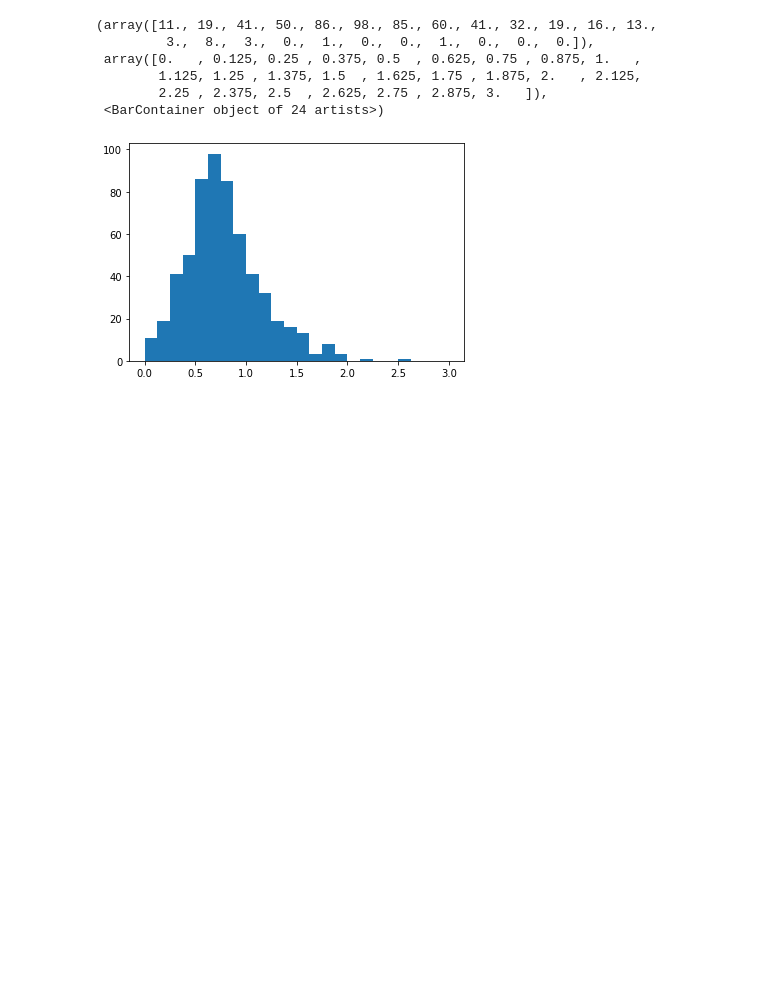
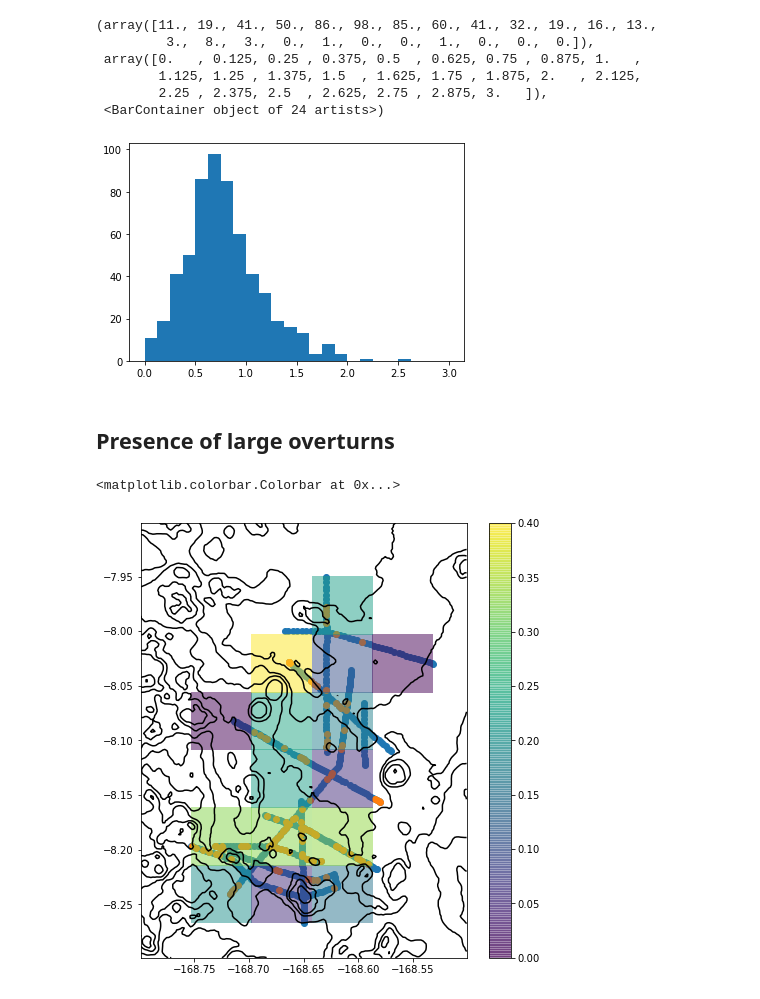
Before and after one commit to jessecusack/SP_taylor_goldstein, a Jupyter notebook: analysis/Froude_numbers.ipynb, the cells around one changed output. Saved outputs shown, nothing was run; the diff lists cells and outputs as text; code cells hidden in the pictures; blank space fills up the shorter version.

Commit message:
low mode analysis plots

```diff
--- a/analysis/Froude_numbers.ipynb
+++ b/analysis/Froude_numbers.ipynb
@@ -159,3 +159,26 @@ ax.hist(Fr, bins=np.linspace(0, 3, 25))
         2.25 , 2.375, 2.5  , 2.625, 2.75 , 2.875, 3.   ]),
  <BarContainer object of 24 artists>)
 [figure]
+# %% [markdown]
+## Presence of large overturns
+# %%
+Lo = (ds.LT > 50).any(dim="z")
+
+fig, ax = plt.subplots(figsize=(8, 8))
+ax.set_aspect("equal")
+ax.contour(bathyP5.lon, bathyP5.lat, bathyP5.z, colors="k")
+ax.scatter(ds.lon, ds.lat)
+ax.scatter(ds.lon[Lo], ds.lat[Lo])
+
+binlon = np.linspace(ds.lon.min(), ds.lon.max(), 5)
+binlat = np.linspace(ds.lat.min(), ds.lat.max(), 7)
+h, _, _ = np.histogram2d(ds.lon, ds.lat, bins=[binlon, binlat], weights=Lo, density=False)
+n, _, _ = np.histogram2d(ds.lon, ds.lat, bins=[binlon, binlat], density=False)
+frac = (h/n).T
+frac[n.T < 10] = np.nan
+
+C = ax.pcolormesh(binlon, binlat, frac, alpha=0.5)
+plt.colorbar(C)
+# %% [output]
+<matplotlib.colorbar.Colorbar at 0x...>
+[figure, added]
```
Also changed, not shown: parts of 1 cell of this notebook, 4 other files.
